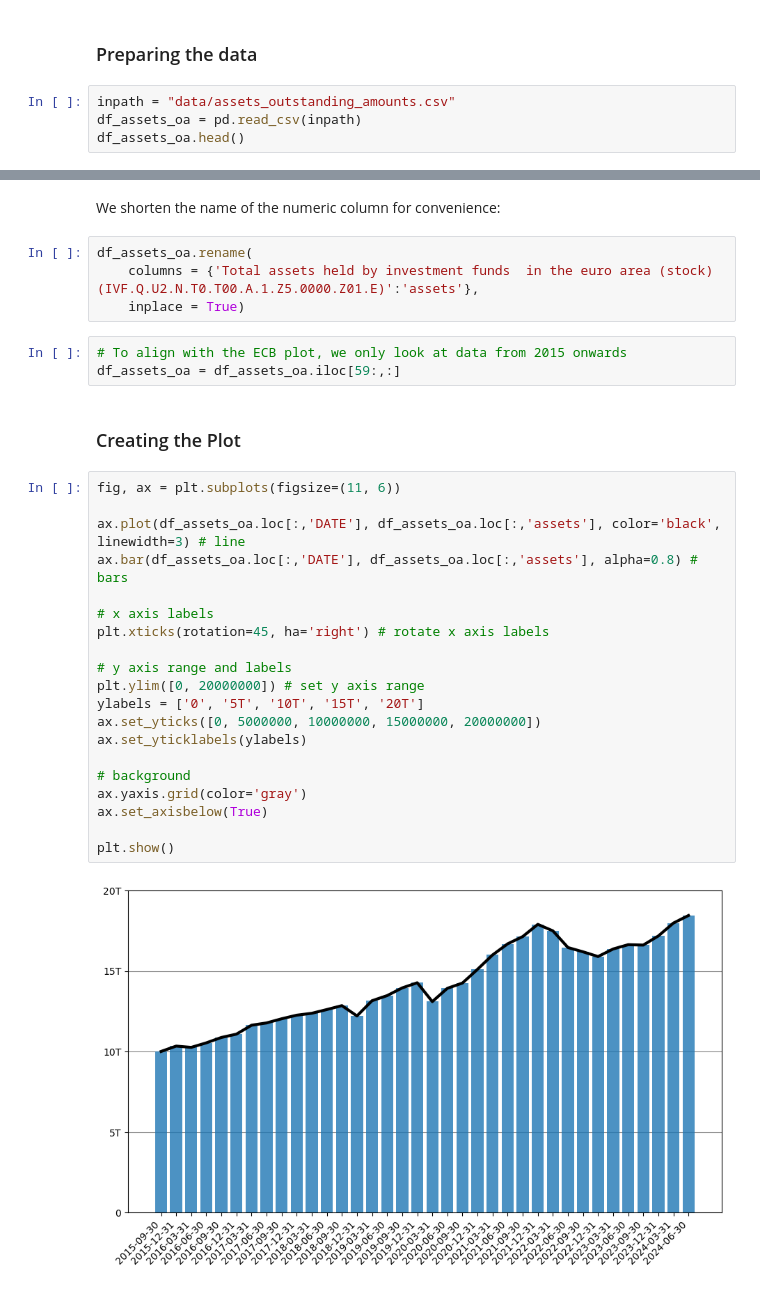
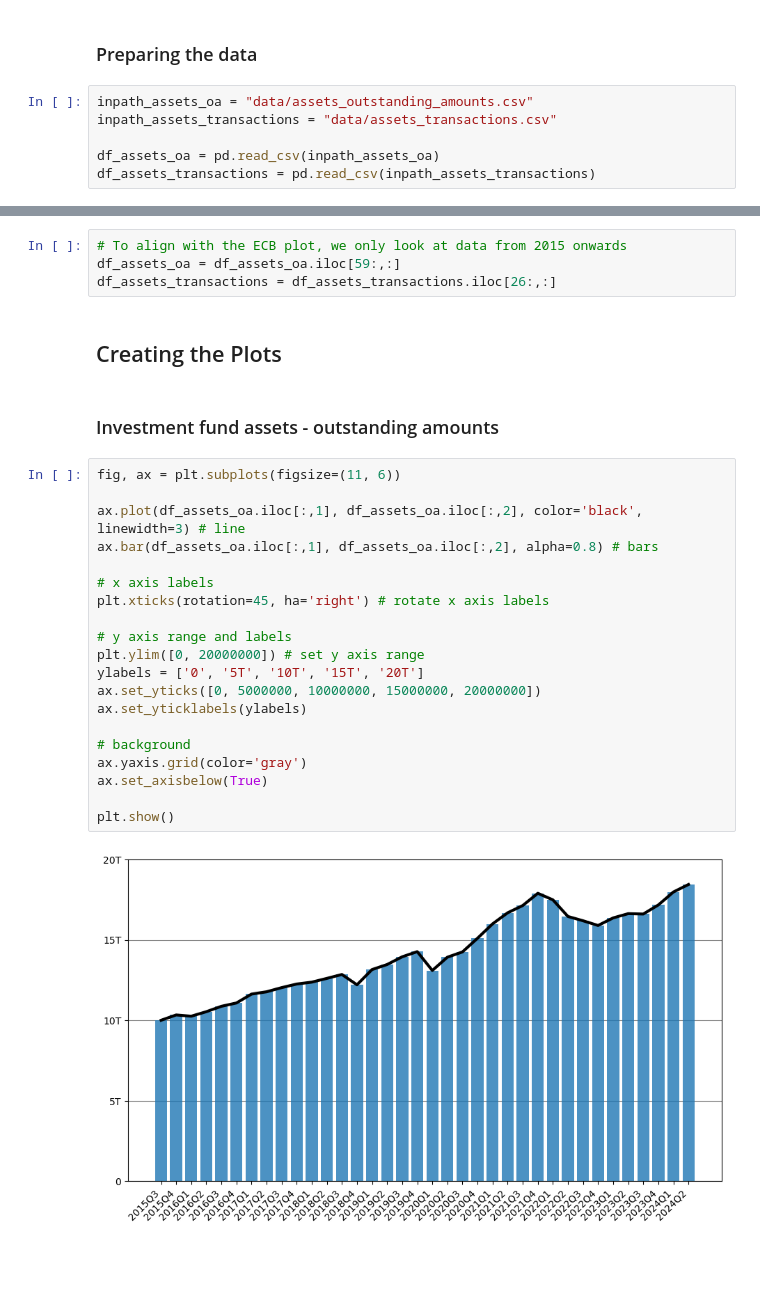
Before and after one commit to jong42/Investment-Funds-Statistics, a Jupyter notebook: ivf_statistics.ipynb, the cells around one changed output, grey strips where cells are left out. Drawn from its saved outputs; the diff is of its cells as text; blank space fills up the shorter version.

```diff
--- a/ivf_statistics.ipynb
+++ b/ivf_statistics.ipynb
@@ -14,6 +14,8 @@ import matplotlib.pyplot as plt
 # %% [markdown]
 ### Preparing the data
 # %%
-inpath = "data/assets_outstanding_amounts.csv"
-df_assets_oa = pd.read_csv(inpath)
-df_assets_oa.head()
+inpath_assets_oa = "data/assets_outstanding_amounts.csv"
+inpath_assets_transactions = "data/assets_transactions.csv"
+
+df_assets_oa = pd.read_csv(inpath_assets_oa)
+df_assets_transactions = pd.read_csv(inpath_assets_transactions)
@@ -27,33 +22,30 @@ df_assets_oa.head()
-# %% [markdown]
-We shorten the name of the numeric column for convenience:
-# %%
-df_assets_oa.rename(
-    columns = {'Total assets held by investment funds  in the euro area (stock) (IVF.Q.U2.N.T0.T00.A.1.Z5.0000.Z01.E)':'assets'},
-    inplace = True)
 # %%
 # To align with the ECB plot, we only look at data from 2015 onwards
 df_assets_oa = df_assets_oa.iloc[59:,:]
+df_assets_transactions = df_assets_transactions.iloc[26:,:]
 # %% [markdown]
-### Creating the Plot
+## Creating the Plots
+# %% [markdown]
+### Investment fund assets - outstanding amounts
 # %%
 fig, ax = plt.subplots(figsize=(11, 6))
 
-ax.plot(df_assets_oa.loc[:,'DATE'], df_assets_oa.loc[:,'assets'], color='black', linewidth=3) # line
-ax.bar(df_assets_oa.loc[:,'DATE'], df_assets_oa.loc[:,'assets'], alpha=0.8) # bars
+ax.plot(df_assets_oa.iloc[:,1], df_assets_oa.iloc[:,2], color='black', linewidth=3) # line
+ax.bar(df_assets_oa.iloc[:,1], df_assets_oa.iloc[:,2], alpha=0.8) # bars
 
 # x axis labels
 plt.xticks(rotation=45, ha='right') # rotate x axis labels
 
 # y axis range and labels
 plt.ylim([0, 20000000]) # set y axis range
 ylabels = ['0', '5T', '10T', '15T', '20T']
 ax.set_yticks([0, 5000000, 10000000, 15000000, 20000000])
 ax.set_yticklabels(ylabels)
 
 # background
 ax.yaxis.grid(color='gray')
 ax.set_axisbelow(True)
 
 plt.show()
 # %% [output]
-[figure, old version]
+[figure, new version]
```
Also changed, not shown: parts of 4 cells of this notebook.
